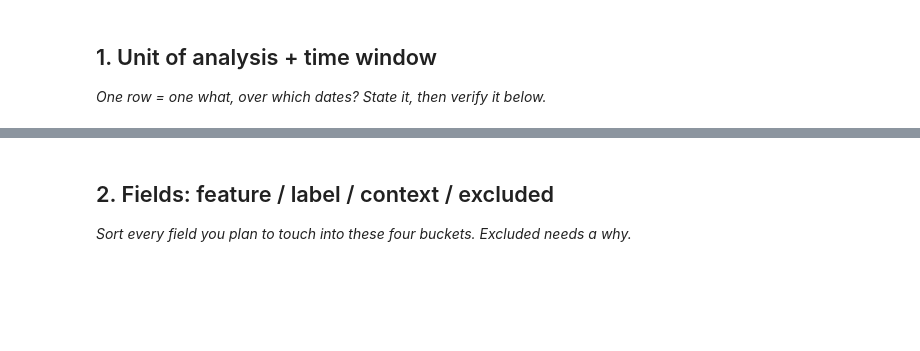
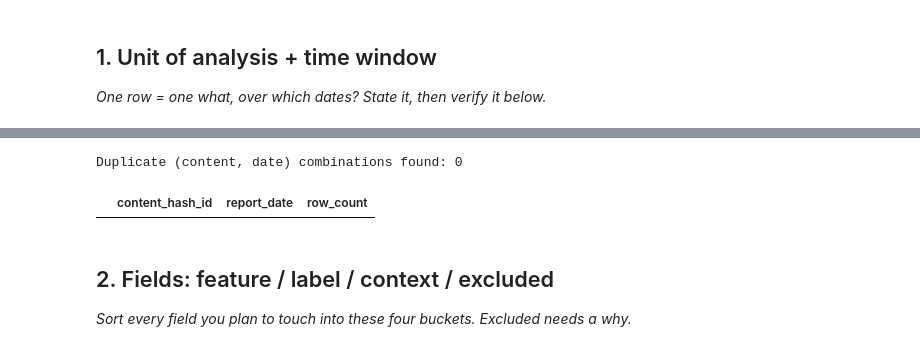
Before and after one commit to codingsheep17/flyrank-ml-internship, a Jupyter notebook: work/notebooks/w03_data_contract.ipynb, the cells around one changed output, grey strips where cells are left out. Saved outputs shown, nothing was run; the diff lists cells and outputs as text; code cells hidden in the pictures; blank space fills up the shorter version.

```diff
--- a/work/notebooks/w03_data_contract.ipynb
+++ b/work/notebooks/w03_data_contract.ipynb
@@ -13,6 +82,22 @@ This skeleton is yours to fill. Work the sections **in order** — each one has
 # %%
 # This cell is for CODE (numbers, a query, a check).
 # Write your text answer in the cell ABOVE this one — typing sentences here breaks Run All.
+grain_check = con.sql("""
+SELECT
+    content_hash_id,
+    report_date,
+    COUNT(*) as row_count
+FROM 'hf://datasets/FlyRank/internship-warehouse/fact_content_daily_performance/month=2026-03/*.parquet'
+GROUP BY content_hash_id, report_date
+HAVING COUNT(*) > 1
+LIMIT 10
+""").df()
+
+print(f"Duplicate (content, date) combinations found: {len(grain_check)}")
+grain_check
+# %% [output]
+Duplicate (content, date) combinations found: 0
+|  | content_hash_id | report_date | row_count |
 # %% [markdown]
 ## 2. Fields: feature / label / context / excluded
 
```
Also changed, not shown: parts of 23 cells of this notebook.
